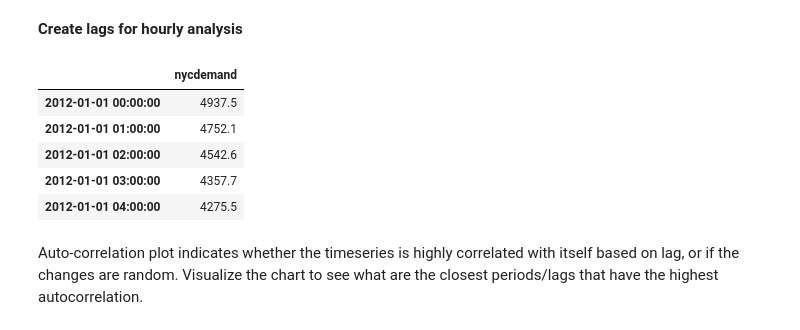
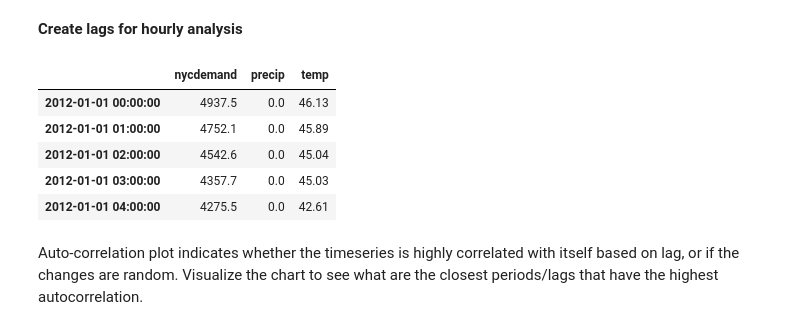
Before and after one commit to liupeirong/timeseries-forecast, a Jupyter notebook: notebooks/process_data.ipynb, the cells around one changed output. Drawn from its saved outputs; the diff is of its cells as text; code cells hidden in the pictures.

```diff
--- a/notebooks/process_data.ipynb
+++ b/notebooks/process_data.ipynb
@@ -181,14 +170,24 @@ Before interpolate, remove outliers. Outliers are those rows with target values
 target_mean = df[target_column_name].mean()
 target_stdev = df[target_column_name].std()
 outlier = df.loc[(np.abs(df[target_column_name]-target_mean) > (3*target_stdev)) & ~(df[target_column_name].isnull()), target_column_name]
-df.loc[outlier.index, target_column_name] = np.nan
 zeroneg = df.loc[df[target_column_name] <= 0, target_column_name]
-df.loc[zeroneg.index, target_column_name] = np.nan
 outlier_count = outlier.count()
 zeroneg_count = zeroneg.count()
 outlier_count, zeroneg_count
 # %% [output]
 (414, 0)
+# %%
+outlier_exists_lastyear = outlier[outlier.index > min_time + timedelta(days=1*365)].index
+zeroneg_exists_lastyear = zeroneg[zeroneg.index > min_time + timedelta(days=1*365)].index
+
+df.loc[outlier_exists_lastyear, target_column_name] = df.loc[outlier_exists_lastyear-timedelta(days=1*365), target_column_name].values
+df.loc[zeroneg_exists_lastyear, target_column_name] = df.loc[zeroneg_exists_lastyear-timedelta(days=1*365), target_column_name].values
+
+outlier_notexists_lastyear = outlier[outlier.index <= min_time + timedelta(days=1*365)].index
+zeroneg_notexists_lastyear = zeroneg[zeroneg.index <= min_time + timedelta(days=1*365)].index
+
+df.loc[outlier_notexists_lastyear, target_column_name] = np.nan
+df.loc[zeroneg_notexists_lastyear, target_column_name] = np.nan
 # %% [markdown]
 Fill missing values by interpolating between the two closest non-missing values. Use a quadratic function and set a limit of 6. This limit means that if more than 6 missing values occur consecutively, the missing values are not interpolated over and they remain missing. This is to avoid spurious interpolation between very distant time periods.
 # %%
@@ -282,15 +281,15 @@ dfmonth.to_csv(os.path.join(local_data_folder, target_column_name + '_monthly.cs
 # %%
 delta = timedelta(hours=1)
 frequency = 24 # hourly pattern repeated daily
-dfhour = df[[target_column_name]] # select a single column (single brackets) returns a series, multi columns returns a dataframe
+dfhour = df.copy() #[[target_column_name]] # select a single column (single brackets) returns a series, multi columns returns a dataframe
 dfhour.head()
 # %% [output]
-|  | nycdemand |
-| 2012-01-01 00:00:00 | 4937.5 |
-| 2012-01-01 01:00:00 | 4752.1 |
-| 2012-01-01 02:00:00 | 4542.6 |
-| 2012-01-01 03:00:00 | 4357.7 |
-| 2012-01-01 04:00:00 | 4275.5 |
+|  | nycdemand | precip | temp |
+| 2012-01-01 00:00:00 | 4937.5 | 0.0 | 46.13 |
+| 2012-01-01 01:00:00 | 4752.1 | 0.0 | 45.89 |
+| 2012-01-01 02:00:00 | 4542.6 | 0.0 | 45.04 |
+| 2012-01-01 03:00:00 | 4357.7 | 0.0 | 45.03 |
+| 2012-01-01 04:00:00 | 4275.5 | 0.0 | 42.61 |
 # %% [markdown]
 Auto-correlation plot indicates whether the timeseries is highly correlated with itself based on lag, or if the changes are random. Visualize the chart to see what are the closest periods/lags that have the highest autocorrelation.
 # %%
```
Also changed, not shown: parts of 7 cells of this notebook, 5 other files.
